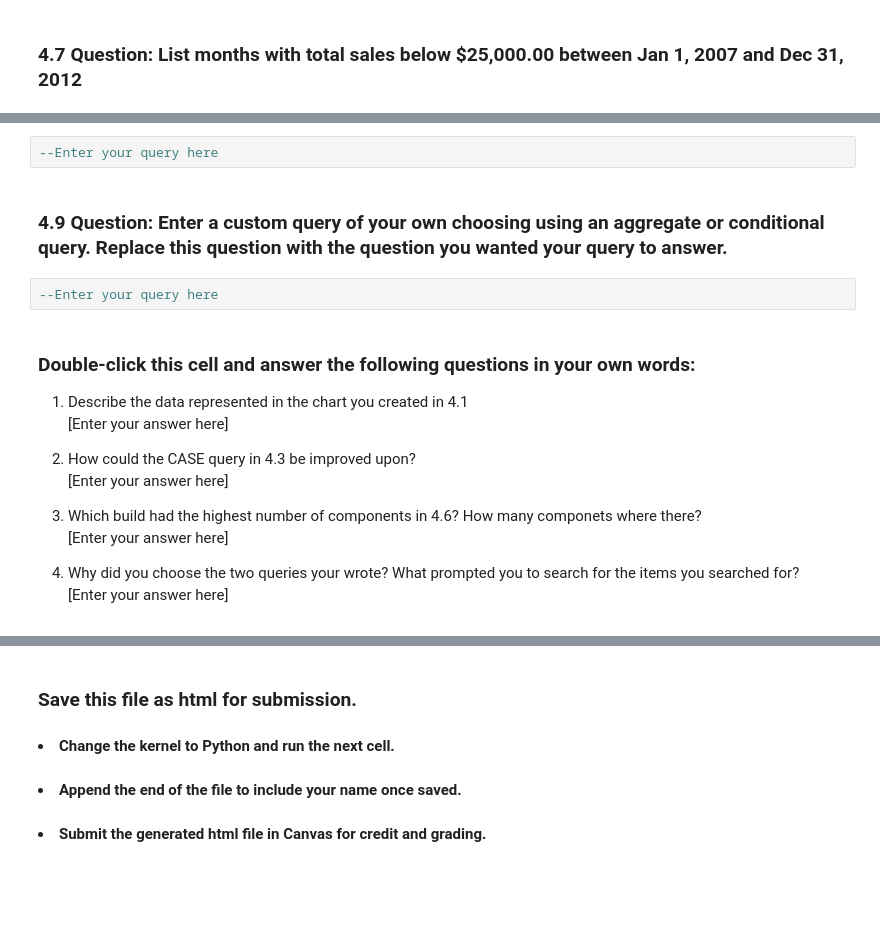
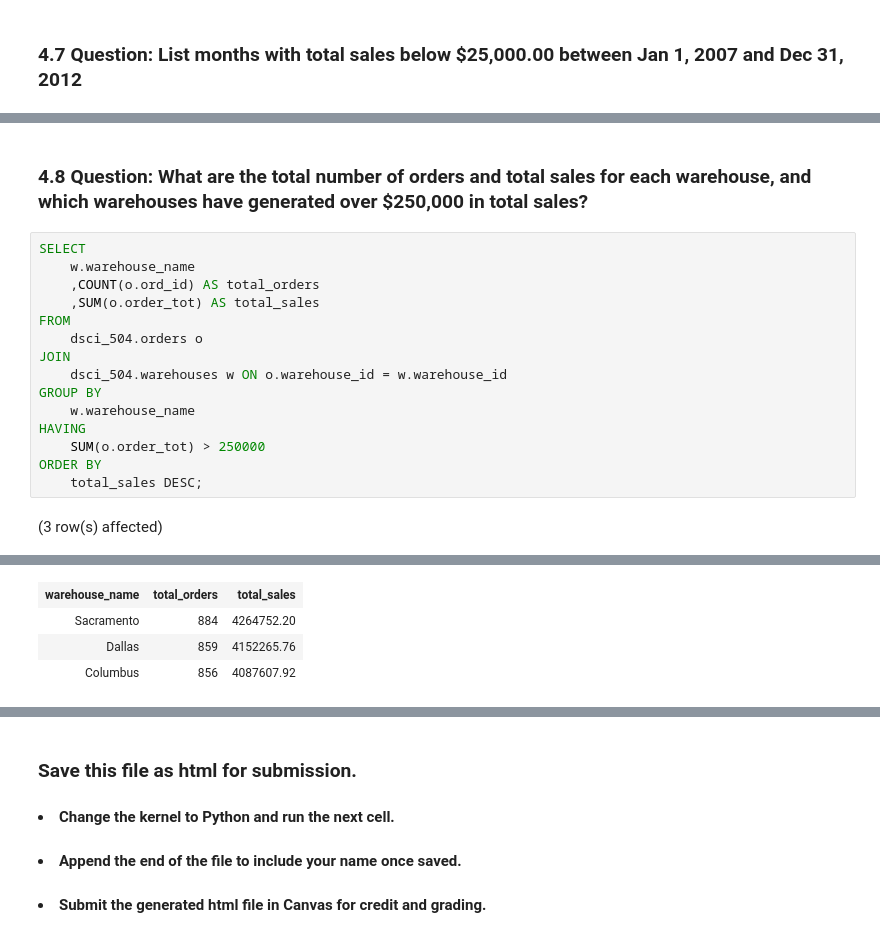
Before and after one commit to shkungulio/Maryville, a Jupyter notebook: DSCI-504/Assignment/Week4/DSCI504_Wk4_Assignment.ipynb, the cells around one changed output, grey strips where cells are left out. Cells and saved outputs as stored; diff of their text form; blank space fills up the shorter version.

```diff
--- a/DSCI-504/Assignment/Week4/DSCI504_Wk4_Assignment.ipynb
+++ b/DSCI-504/Assignment/Week4/DSCI504_Wk4_Assignment.ipynb
@@ -258,20 +218,19 @@ Total execution time: 00:00:00.030
-# %%
---Enter your query here
-# %% [markdown]
-### 4.9 Question: Enter a custom query of your own choosing using an aggregate or conditional query. Replace this question with the question you wanted your query to answer.
-# %%
---Enter your query here
-# %% [markdown]
-### Double-click this cell and answer the following questions in your own words:
-
-1. Describe the data represented in the chart you created in 4.1 <br>
-[Enter your answer here]
-
-2. How could the CASE query in 4.3 be improved upon? <br>
-[Enter your answer here]
-
-3. Which build had the highest number of components in 4.6? How many componets where there? <br>
-[Enter  your answer here]
-
-4. Why did you choose the two queries your wrote? What prompted you to search for the items you searched for? <br>
-[Enter your answer here]
+# %% [markdown]
+### 4.8 Question: What are the total number of orders and total sales for each warehouse, and which warehouses have generated over $250,000 in total sales?
+# %%
+SELECT
+    w.warehouse_name
+    ,COUNT(o.ord_id) AS total_orders
+    ,SUM(o.order_tot) AS total_sales
+FROM
+    dsci_504.orders o
+JOIN
+    dsci_504.warehouses w ON o.warehouse_id = w.warehouse_id
+GROUP BY
+    w.warehouse_name
+HAVING
+    SUM(o.order_tot) > 250000
+ORDER BY
+    total_sales DESC;
+# %% [output]
+(3 row(s) affected)
@@ -277,0 +238,4 @@ Total execution time: 00:00:00.030
+| warehouse_name | total_orders | total_sales |
+| Sacramento | 884 | 4264752.20 |
+| Dallas | 859 | 4152265.76 |
+| Columbus | 856 | 4087607.92 |
```
Also changed, not shown: parts of 12 cells of this notebook, 54 other files.
